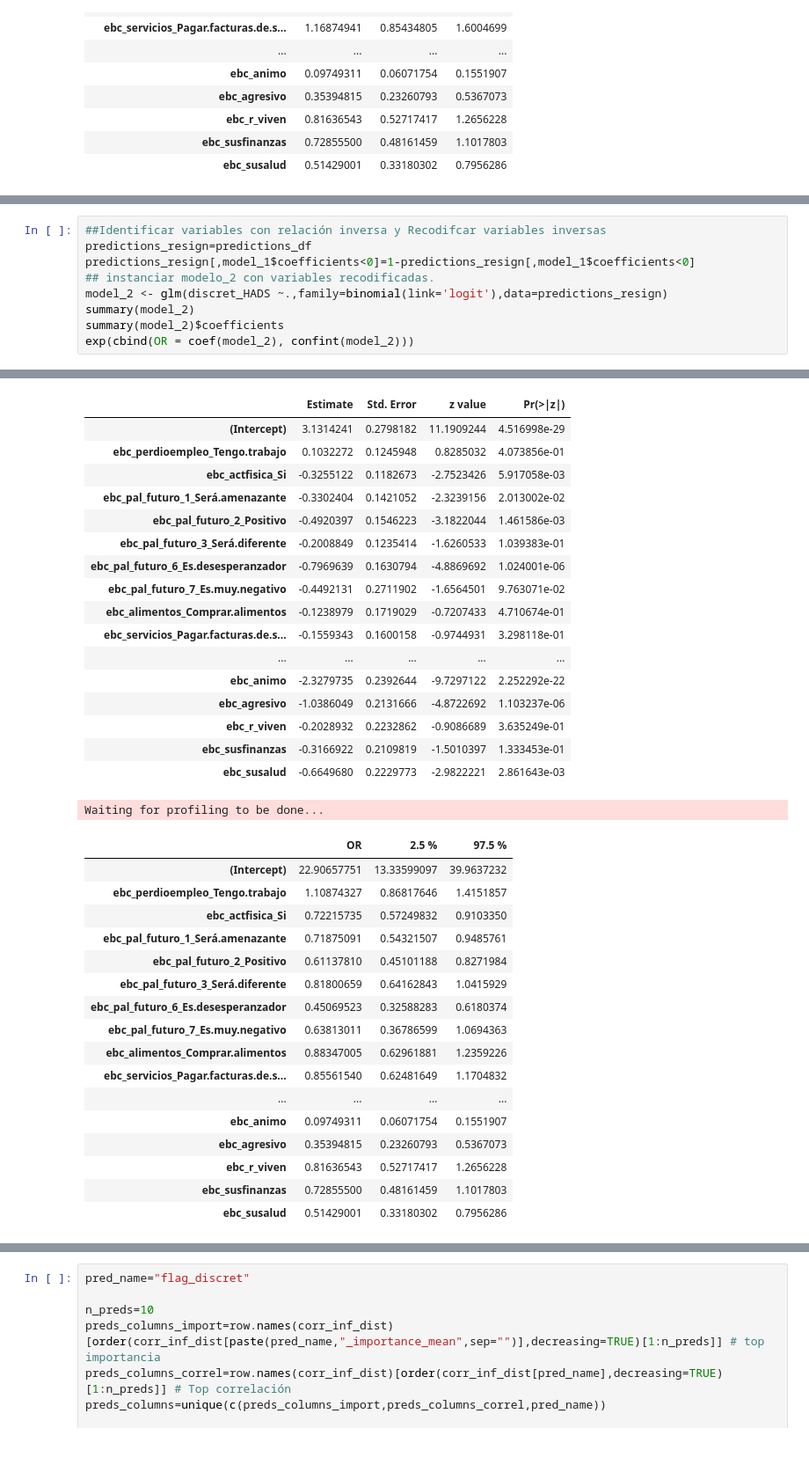
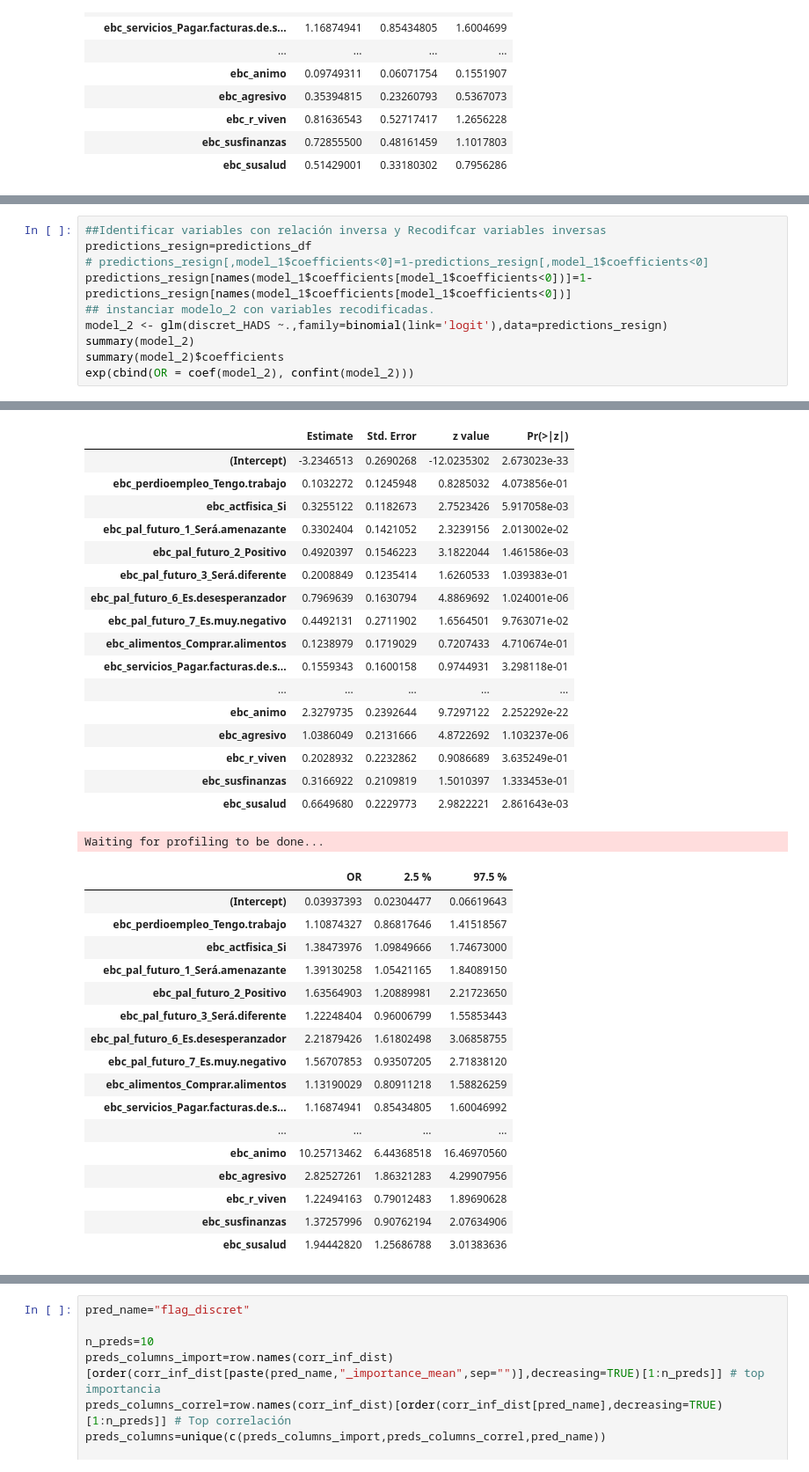
Before and after one commit to Yagwar/Proyectos, a Jupyter notebook: 4_1_2 Regresiones_informativas (R).ipynb, the cells around one changed output, grey strips where cells are left out. Shown at 88% size. Saved outputs shown, nothing was run; the diff lists cells and outputs as text.

```diff
--- a/4_1_2 Regresiones_informativas (R).ipynb
+++ b/4_1_2 Regresiones_informativas (R).ipynb
@@ -288,7 +300,8 @@ Waiting for profiling to be done...
 # %%
 ##Identificar variables con relación inversa y Recodifcar variables inversas
 predictions_resign=predictions_df
-predictions_resign[,model_1$coefficients<0]=1-predictions_resign[,model_1$coefficients<0]
+# predictions_resign[,model_1$coefficients<0]=1-predictions_resign[,model_1$coefficients<0]
+predictions_resign[names(model_1$coefficients[model_1$coefficients<0])]=1-predictions_resign[names(model_1$coefficients[model_1$coefficients<0])]
 ## instanciar modelo_2 con variables recodificadas.
 model_2 <- glm(discret_HADS ~.,family=binomial(link='logit'),data=predictions_resign)
 summary(model_2)
@@ -309,41 +322,41 @@ Coefficients:
 ebc_perdioempleo_Tengo.trabajo                                     0.1032
 ... (79 lines left out)
 Residual deviance: 1864.5  on 1795  degrees of freedom
 AIC: 1900.5
 
 Number of Fisher Scoring iterations: 5
 |  | Estimate | Std. Error | z value | Pr(>|z|) |
-| (Intercept) | 3.1314241 | 0.2798182 | 11.1909244 | 4.516998e-29 |
+| (Intercept) | -3.2346513 | 0.2690268 | -12.0235302 | 2.673023e-33 |
 | ebc_perdioempleo_Tengo.trabajo | 0.1032272 | 0.1245948 | 0.8285032 | 4.073856e-01 |
-| ebc_actfisica_Si | -0.3255122 | 0.1182673 | -2.7523426 | 5.917058e-03 |
-| ebc_pal_futuro_1_Será.amenazante | -0.3302404 | 0.1421052 | -2.3239156 | 2.013002e-02 |
-| ebc_pal_futuro_2_Positivo | -0.4920397 | 0.1546223 | -3.1822044 | 1.461586e-03 |
-| ebc_pal_futuro_3_Será.diferente | -0.2008849 | 0.1235414 | -1.6260533 | 1.039383e-01 |
-| ebc_pal_futuro_6_Es.desesperanzador | -0.7969639 | 0.1630794 | -4.8869692 | 1.024001e-06 |
-| ebc_pal_futuro_7_Es.muy.negativo | -0.4492131 | 0.2711902 | -1.6564501 | 9.763071e-02 |
-| ebc_alimentos_Comprar.alimentos | -0.1238979 | 0.1719029 | -0.7207433 | 4.710674e-01 |
-| ebc_servicios_Pagar.facturas.de.s... | -0.1559343 | 0.1600158 | -0.9744931 | 3.298118e-01 |
+| ebc_actfisica_Si | 0.3255122 | 0.1182673 | 2.7523426 | 5.917058e-03 |
+| ebc_pal_futuro_1_Será.amenazante | 0.3302404 | 0.1421052 | 2.3239156 | 2.013002e-02 |
+| ebc_pal_futuro_2_Positivo | 0.4920397 | 0.1546223 | 3.1822044 | 1.461586e-03 |
+| ebc_pal_futuro_3_Será.diferente | 0.2008849 | 0.1235414 | 1.6260533 | 1.039383e-01 |
+| ebc_pal_futuro_6_Es.desesperanzador | 0.7969639 | 0.1630794 | 4.8869692 | 1.024001e-06 |
+| ebc_pal_futuro_7_Es.muy.negativo | 0.4492131 | 0.2711902 | 1.6564501 | 9.763071e-02 |
+| ebc_alimentos_Comprar.alimentos | 0.1238979 | 0.1719029 | 0.7207433 | 4.710674e-01 |
+| ebc_servicios_Pagar.facturas.de.s... | 0.1559343 | 0.1600158 | 0.9744931 | 3.298118e-01 |
 | ... | ... | ... | ... | ... |
-| ebc_animo | -2.3279735 | 0.2392644 | -9.7297122 | 2.252292e-22 |
-| ebc_agresivo | -1.0386049 | 0.2131666 | -4.8722692 | 1.103237e-06 |
-| ebc_r_viven | -0.2028932 | 0.2232862 | -0.9086689 | 3.635249e-01 |
-| ebc_susfinanzas | -0.3166922 | 0.2109819 | -1.5010397 | 1.333453e-01 |
-| ebc_susalud | -0.6649680 | 0.2229773 | -2.9822221 | 2.861643e-03 |
+| ebc_animo | 2.3279735 | 0.2392644 | 9.7297122 | 2.252292e-22 |
+| ebc_agresivo | 1.0386049 | 0.2131666 | 4.8722692 | 1.103237e-06 |
+| ebc_r_viven | 0.2028932 | 0.2232862 | 0.9086689 | 3.635249e-01 |
+| ebc_susfinanzas | 0.3166922 | 0.2109819 | 1.5010397 | 1.333453e-01 |
+| ebc_susalud | 0.6649680 | 0.2229773 | 2.9822221 | 2.861643e-03 |
 Waiting for profiling to be done...
 |  | OR | 2.5 % | 97.5 % |
-| (Intercept) | 22.90657751 | 13.33599097 | 39.9637232 |
-| ebc_perdioempleo_Tengo.trabajo | 1.10874327 | 0.86817646 | 1.4151857 |
-| ebc_actfisica_Si | 0.72215735 | 0.57249832 | 0.9103350 |
-| ebc_pal_futuro_1_Será.amenazante | 0.71875091 | 0.54321507 | 0.9485761 |
-| ebc_pal_futuro_2_Positivo | 0.61137810 | 0.45101188 | 0.8271984 |
-| ebc_pal_futuro_3_Será.diferente | 0.81800659 | 0.64162843 | 1.0415929 |
-| ebc_pal_futuro_6_Es.desesperanzador | 0.45069523 | 0.32588283 | 0.6180374 |
-| ebc_pal_futuro_7_Es.muy.negativo | 0.63813011 | 0.36786599 | 1.0694363 |
-| ebc_alimentos_Comprar.alimentos | 0.88347005 | 0.62961881 | 1.2359226 |
-| ebc_servicios_Pagar.facturas.de.s... | 0.85561540 | 0.62481649 | 1.1704832 |
+| (Intercept) | 0.03937393 | 0.02304477 | 0.06619643 |
+| ebc_perdioempleo_Tengo.trabajo | 1.10874327 | 0.86817646 | 1.41518567 |
+| ebc_actfisica_Si | 1.38473976 | 1.09849666 | 1.74673000 |
+| ebc_pal_futuro_1_Será.amenazante | 1.39130258 | 1.05421165 | 1.84089150 |
+| ebc_pal_futuro_2_Positivo | 1.63564903 | 1.20889981 | 2.21723650 |
+| ebc_pal_futuro_3_Será.diferente | 1.22248404 | 0.96006799 | 1.55853443 |
+| ebc_pal_futuro_6_Es.desesperanzador | 2.21879426 | 1.61802498 | 3.06858755 |
+| ebc_pal_futuro_7_Es.muy.negativo | 1.56707853 | 0.93507205 | 2.71838120 |
+| ebc_alimentos_Comprar.alimentos | 1.13190029 | 0.80911218 | 1.58826259 |
+| ebc_servicios_Pagar.facturas.de.s... | 1.16874941 | 0.85434805 | 1.60046992 |
 | ... | ... | ... | ... |
-| ebc_animo | 0.09749311 | 0.06071754 | 0.1551907 |
-| ebc_agresivo | 0.35394815 | 0.23260793 | 0.5367073 |
-| ebc_r_viven | 0.81636543 | 0.52717417 | 1.2656228 |
-| ebc_susfinanzas | 0.72855500 | 0.48161459 | 1.1017803 |
-| ebc_susalud | 0.51429001 | 0.33180302 | 0.7956286 |
+| ebc_animo | 10.25713462 | 6.44368518 | 16.46970560 |
+| ebc_agresivo | 2.82527261 | 1.86321283 | 4.29907956 |
+| ebc_r_viven | 1.22494163 | 0.79012483 | 1.89690628 |
+| ebc_susfinanzas | 1.37257996 | 0.90762194 | 2.07634906 |
+| ebc_susalud | 1.94442820 | 1.25686788 | 3.01383636 |
```
Also changed, not shown: parts of 10 cells of this notebook.
